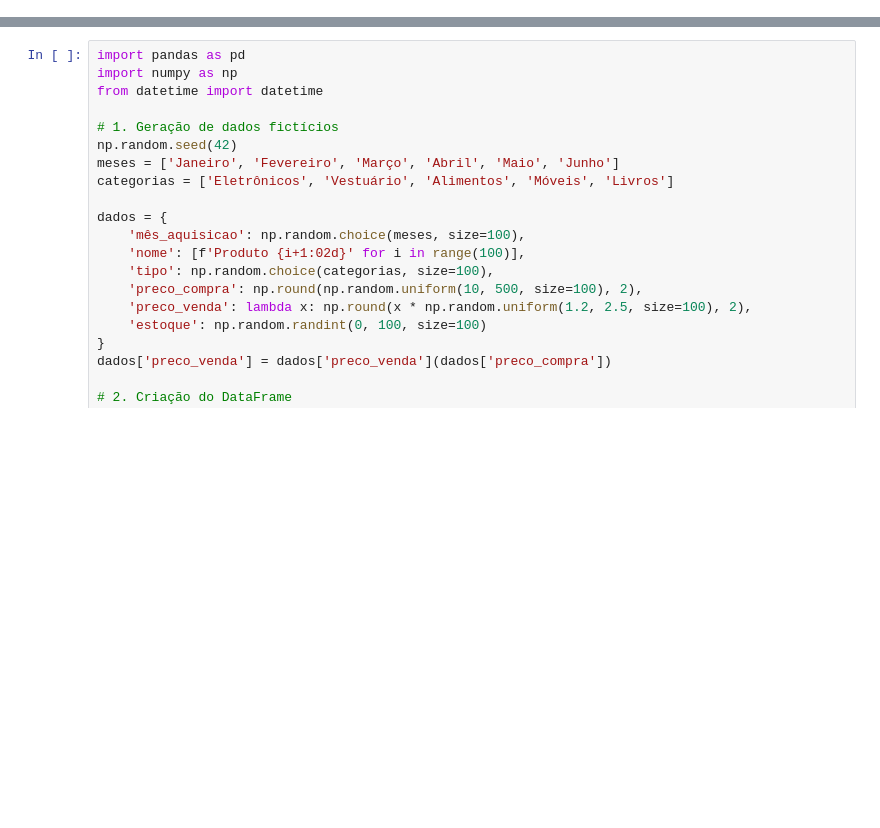
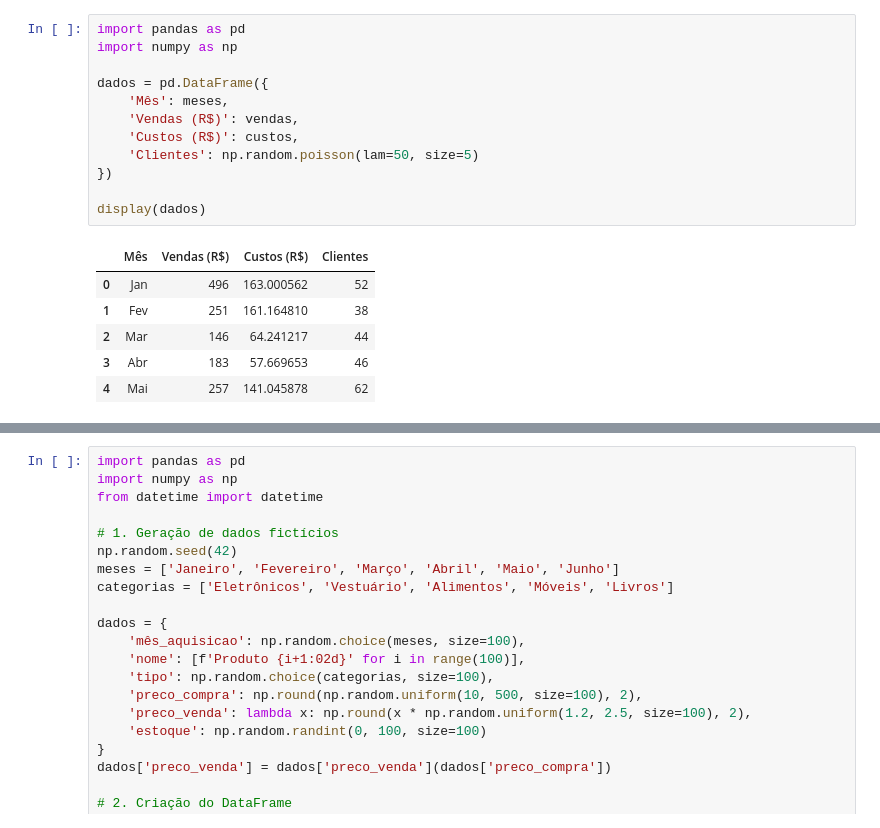
Before and after one commit to mrcaiosathler/serratec_analista02, a Jupyter notebook: python_analista02/Python_Analista2.ipynb, the cells around one changed output, grey strips where cells are left out. Cells and saved outputs as stored; diff of their text form; blank space fills up the shorter version.

```diff
--- a/python_analista02/Python_Analista2.ipynb
+++ b/python_analista02/Python_Analista2.ipynb
@@ -0,0 +44,19 @@
+# %%
+import pandas as pd
+import numpy as np
+
+dados = pd.DataFrame({
+    'Mês': meses,
+    'Vendas (R$)': vendas,
+    'Custos (R$)': custos,
+    'Clientes': np.random.poisson(lam=50, size=5)
+})
+
+display(dados)
+# %% [output]
+|  | Mês | Vendas (R$) | Custos (R$) | Clientes |
+| 0 | Jan | 496 | 163.000562 | 52 |
+| 1 | Fev | 251 | 161.164810 | 38 |
+| 2 | Mar | 146 | 64.241217 | 44 |
+| 3 | Abr | 183 | 57.669653 | 46 |
+| 4 | Mai | 257 | 141.045878 | 62 |
```
Also changed, not shown: parts of 15 cells of this notebook.
